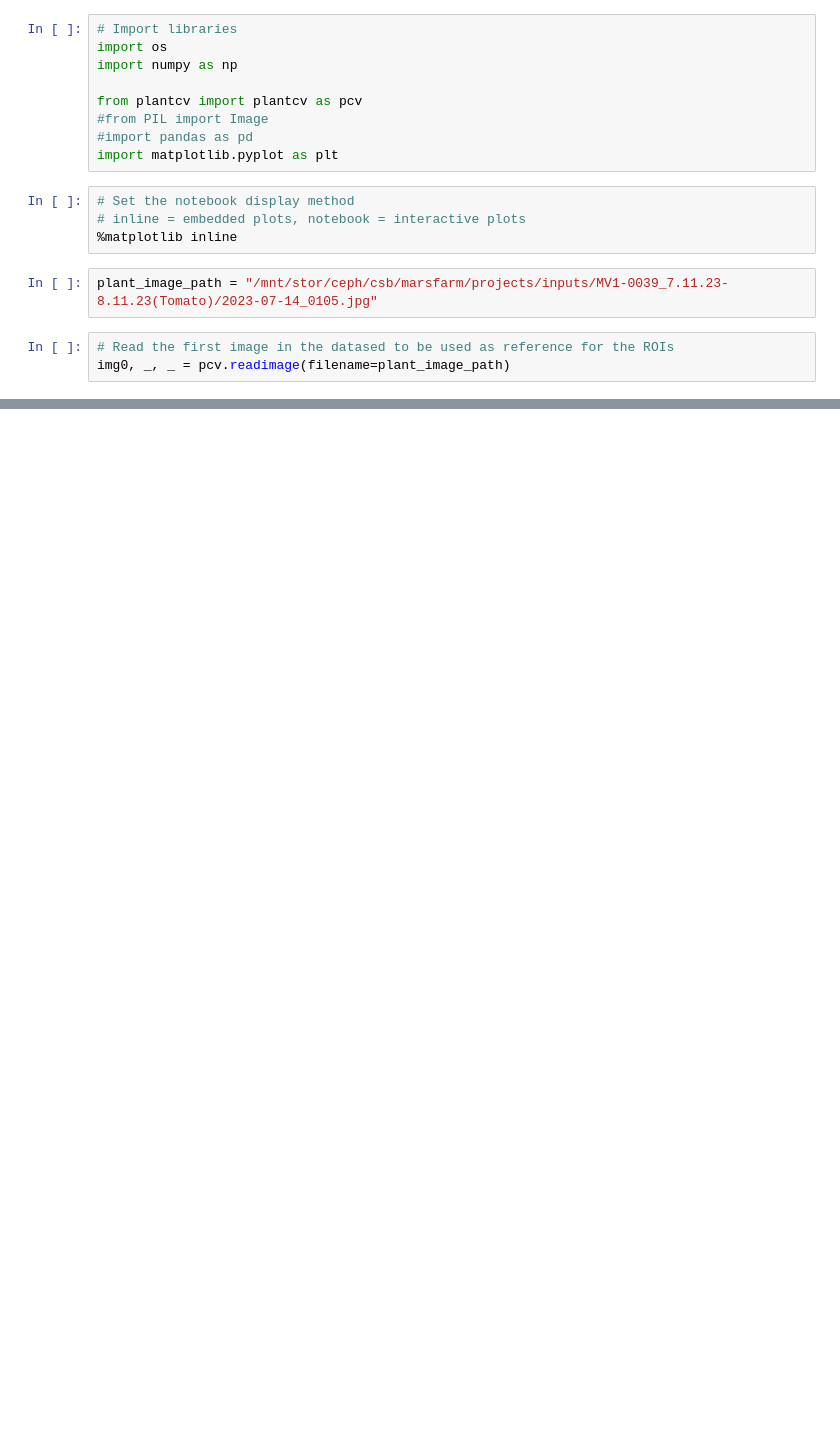
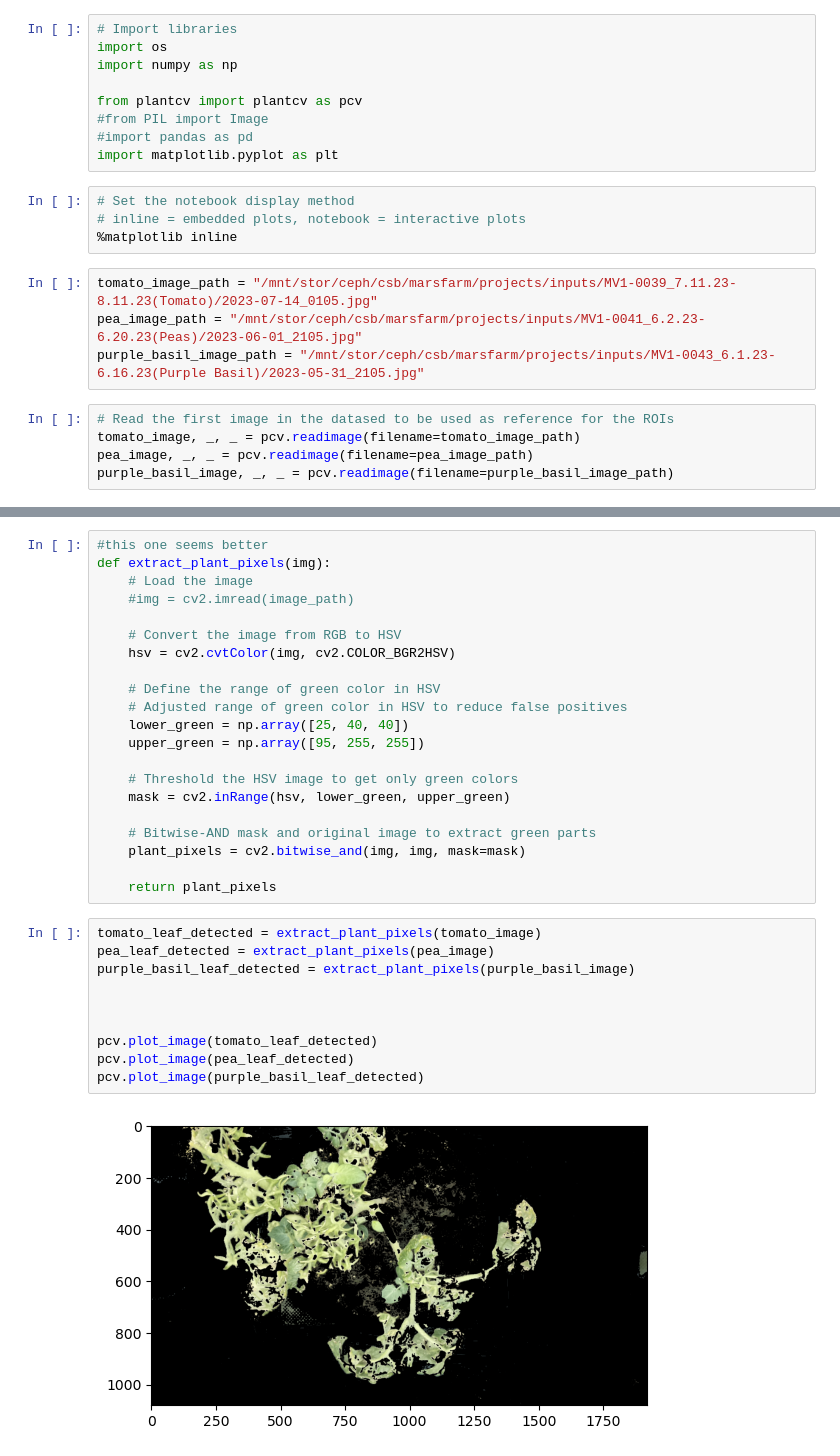
Before and after one commit to MST-Capstone2-MarsFarm/Tutorials, a Jupyter notebook: workflow/leaf_detection_opencv.ipynb, the cells around one changed output, grey strips where cells are left out. Saved outputs shown, nothing was run; the diff lists cells and outputs as text; blank space fills up the shorter version.

```diff
--- a/workflow/leaf_detection_opencv.ipynb
+++ b/workflow/leaf_detection_opencv.ipynb
@@ -12,9 +12,13 @@ import matplotlib.pyplot as plt
 # inline = embedded plots, notebook = interactive plots
 %matplotlib inline
 # %%
-plant_image_path = "/mnt/stor/ceph/csb/marsfarm/projects/inputs/MV1-0039_7.11.23-8.11.23(Tomato)/2023-07-14_0105.jpg"
+tomato_image_path = "/mnt/stor/ceph/csb/marsfarm/projects/inputs/MV1-0039_7.11.23-8.11.23(Tomato)/2023-07-14_0105.jpg"
+pea_image_path = "/mnt/stor/ceph/csb/marsfarm/projects/inputs/MV1-0041_6.2.23-6.20.23(Peas)/2023-06-01_2105.jpg"
+purple_basil_image_path = "/mnt/stor/ceph/csb/marsfarm/projects/inputs/MV1-0043_6.1.23-6.16.23(Purple Basil)/2023-05-31_2105.jpg"
 # %%
 # Read the first image in the datased to be used as reference for the ROIs
-img0, _, _ = pcv.readimage(filename=plant_image_path)
+tomato_image, _, _ = pcv.readimage(filename=tomato_image_path)
+pea_image, _, _ = pcv.readimage(filename=pea_image_path)
+purple_basil_image, _, _ = pcv.readimage(filename=purple_basil_image_path)
 # %%
 import cv2
@@ -37,0 +63,33 @@ pcv.plot_image(leaf_detected)
+# %%
+#this one seems better
+def extract_plant_pixels(img):
+    # Load the image
+    #img = cv2.imread(image_path)
+
+    # Convert the image from RGB to HSV
+    hsv = cv2.cvtColor(img, cv2.COLOR_BGR2HSV)
+
+    # Define the range of green color in HSV
+    # Adjusted range of green color in HSV to reduce false positives
+    lower_green = np.array([25, 40, 40])
+    upper_green = np.array([95, 255, 255])
+
+    # Threshold the HSV image to get only green colors
+    mask = cv2.inRange(hsv, lower_green, upper_green)
+
+    # Bitwise-AND mask and original image to extract green parts
+    plant_pixels = cv2.bitwise_and(img, img, mask=mask)
+
+    return plant_pixels
+# %%
+tomato_leaf_detected = extract_plant_pixels(tomato_image)
+pea_leaf_detected = extract_plant_pixels(pea_image)
+purple_basil_leaf_detected = extract_plant_pixels(purple_basil_image)
+
+
+
+pcv.plot_image(tomato_leaf_detected)
+pcv.plot_image(pea_leaf_detected)
+pcv.plot_image(purple_basil_leaf_detected)
+# %% [output]
+[figure, added]
```
Also changed, not shown: parts of 6 cells of this notebook.
